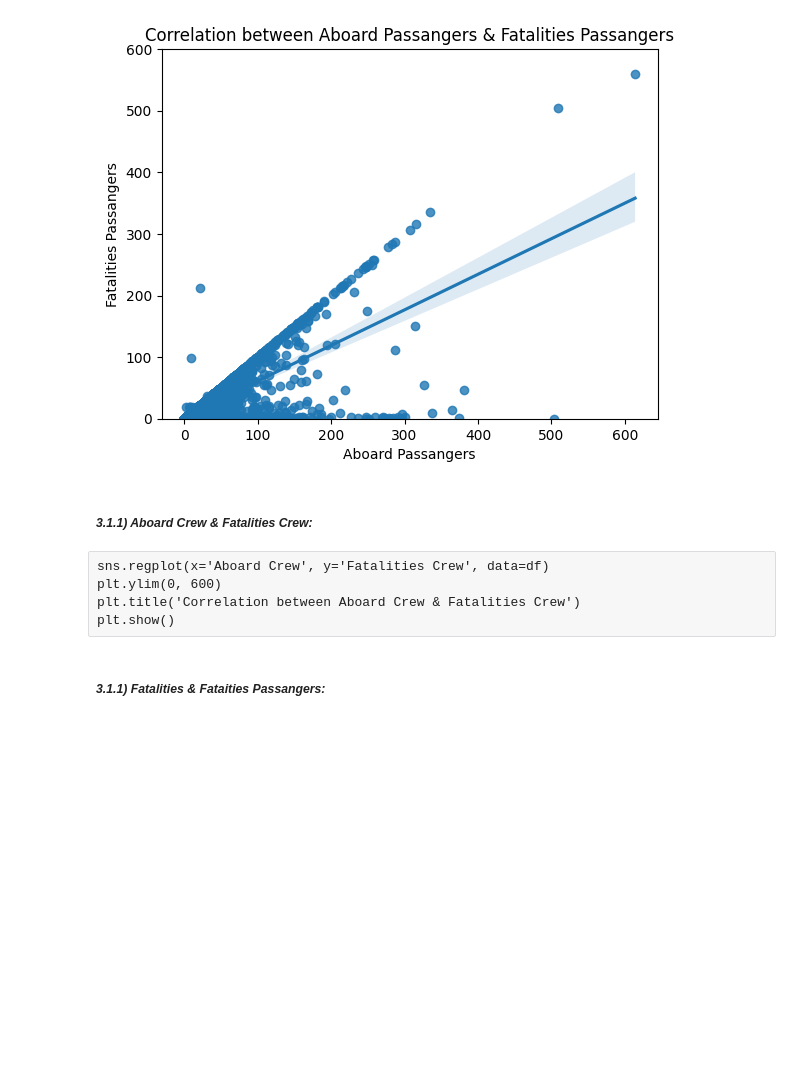
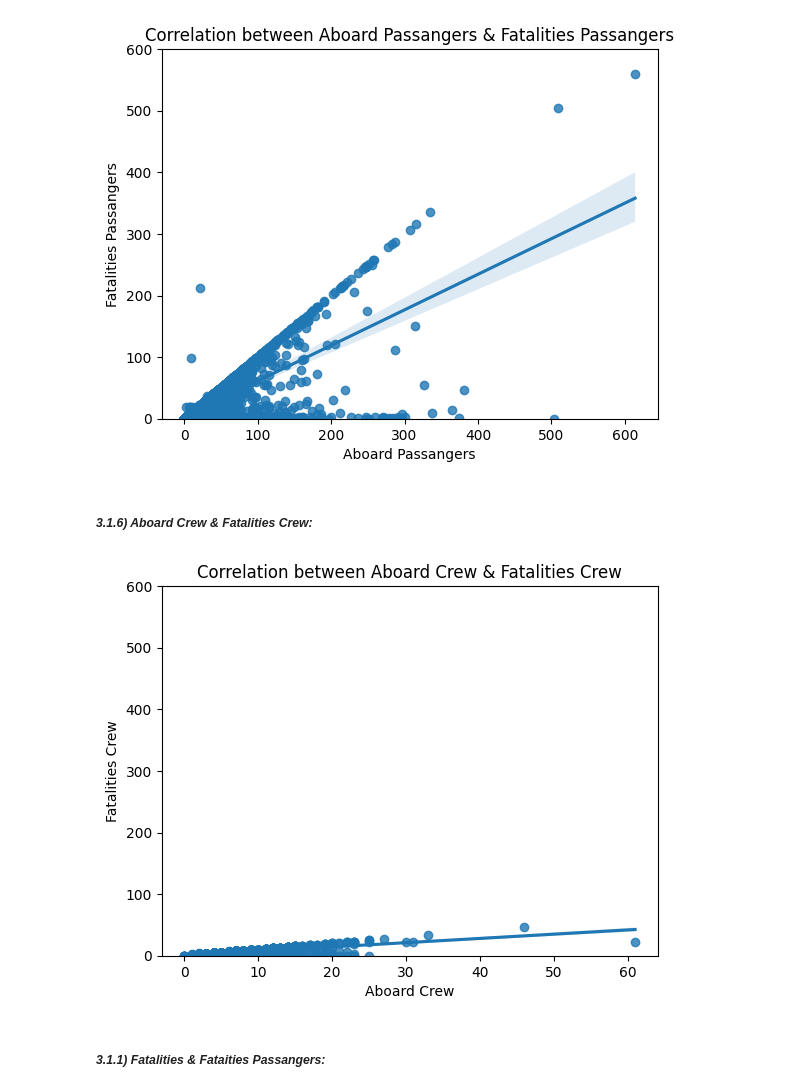
Before and after one commit to AbdessamadTzn/Dat-Analysis, a Jupyter notebook: Analyzing Flight Crashes/analyzing_flight_crashes.ipynb, the cells around one changed output. Saved outputs shown, nothing was run; the diff lists cells and outputs as text; code cells hidden in the pictures; blank space fills up the shorter version.

Commit message:
EDA - Correlation between Aboard Crew & Fatalities Crew

```diff
--- a/Analyzing Flight Crashes/analyzing_flight_crashes.ipynb
+++ b/Analyzing Flight Crashes/analyzing_flight_crashes.ipynb
@@ -554,12 +554,14 @@ plt.show()
 # %% [output]
 [figure]
 # %% [markdown]
-##### ***3.1.1) Aboard Crew & Fatalities Crew:***
+##### ***3.1.6) Aboard Crew & Fatalities Crew:***
-# %% [raw]
-sns.regplot(x='Aboard Crew', y='Fatalities Crew', data=df)
-plt.ylim(0, 600)
-plt.title('Correlation between Aboard Crew & Fatalities Crew')
-plt.show()
+# %%
+sns.regplot(x='Aboard Crew', y='Fatalities Crew', data=df)
+plt.ylim(0, 600)
+plt.title('Correlation between Aboard Crew & Fatalities Crew')
+plt.show()
+# %% [output]
+[figure, added]
 # %% [markdown]
 ##### ***3.1.1) Fatalities & Fataities Passangers:***
 # %% [raw]
```
Also changed, not shown: parts of 1 cell of this notebook.
